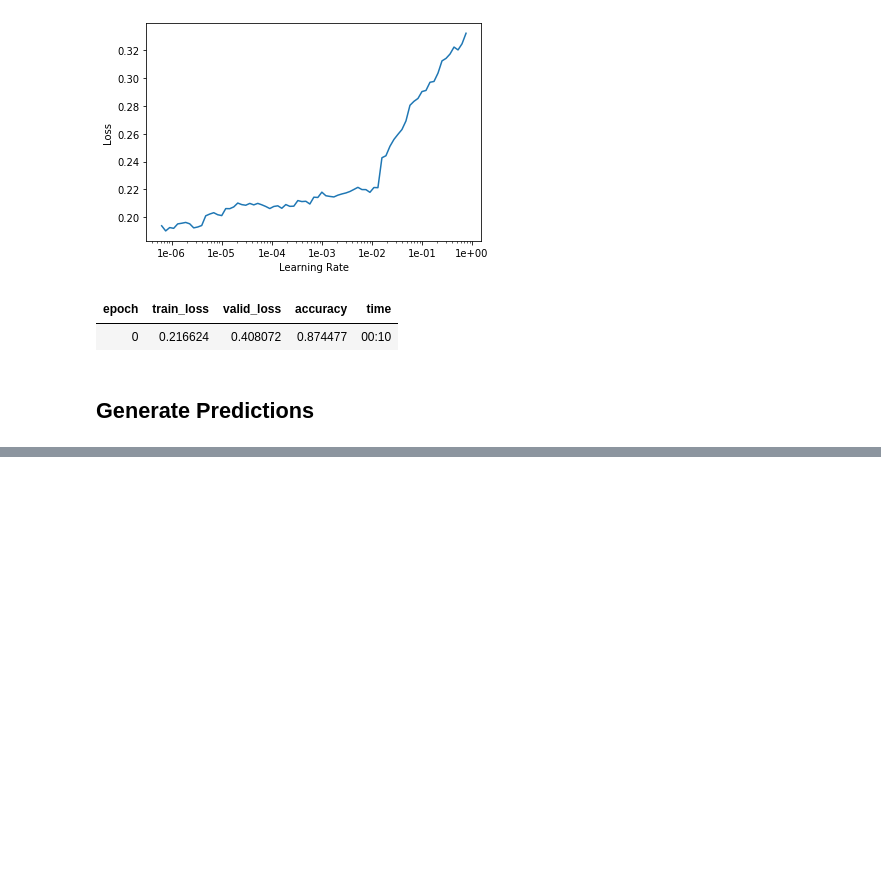
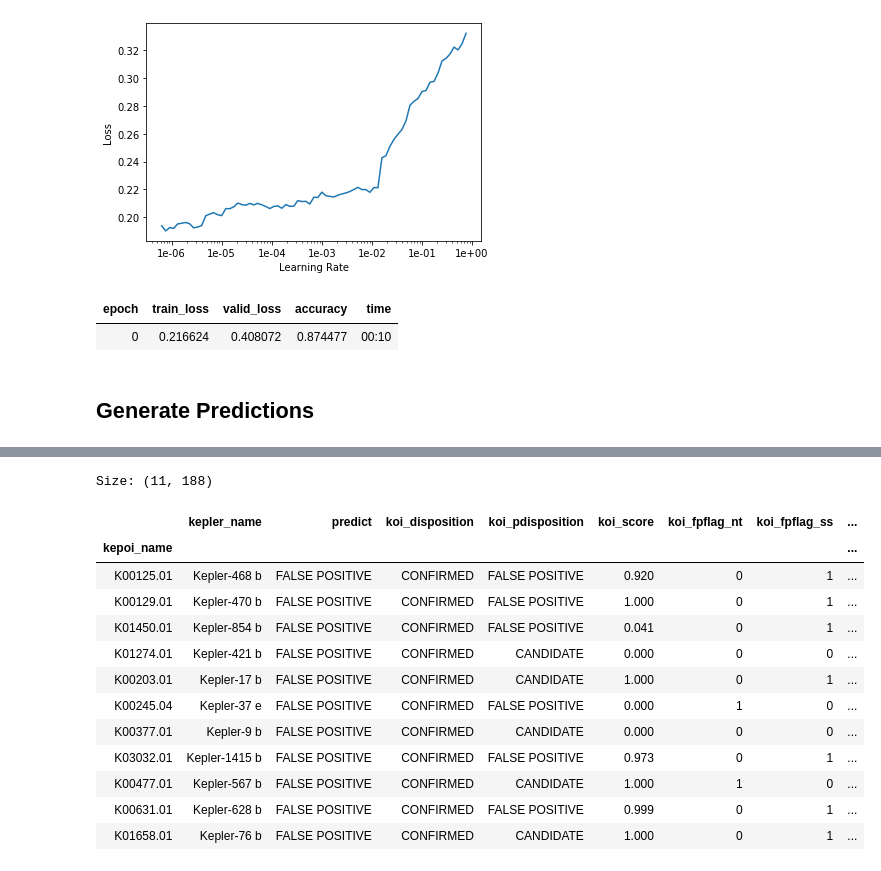
Before and after one commit to JamesMcGuigan/dataset-kepler, a Jupyter notebook: 3_Disposition_Prediction_Fastai_2_Full_Table.ipynb, the cells around one changed output, grey strips where cells are left out. Saved outputs shown, nothing was run; the diff lists cells and outputs as text; code cells hidden in the pictures; blank space fills up the shorter version.

```diff
--- a/3_Disposition_Prediction_Fastai_2_Full_Table.ipynb
+++ b/3_Disposition_Prediction_Fastai_2_Full_Table.ipynb
@@ -255,0 +261,19 @@ Examples of each combination of true positive and false negative
+# %%
+with pd.option_context('display.max_rows', None, 'display.max_columns', None):
+    print(  'Size: ' + str(onehot_dataset.query( 'predict == "FALSE POSITIVE" & koi_disposition == "CONFIRMED"' ).shape) )
+    display(               onehot_dataset.query( 'predict == "FALSE POSITIVE" & koi_disposition == "CONFIRMED"' )        )
+# %% [output]
+Size: (11, 188)
+|  | kepler_name | predict | koi_disposition | koi_pdisposition | koi_score | koi_fpflag_nt | koi_fpflag_ss | ... |
+| kepoi_name |  |  |  |  |  |  |  | ... |
+| K00125.01 | Kepler-468 b | FALSE POSITIVE | CONFIRMED | FALSE POSITIVE | 0.920 | 0 | 1 | ... |
+| K00129.01 | Kepler-470 b | FALSE POSITIVE | CONFIRMED | FALSE POSITIVE | 1.000 | 0 | 1 | ... |
+| K01450.01 | Kepler-854 b | FALSE POSITIVE | CONFIRMED | FALSE POSITIVE | 0.041 | 0 | 1 | ... |
+| K01274.01 | Kepler-421 b | FALSE POSITIVE | CONFIRMED | CANDIDATE | 0.000 | 0 | 0 | ... |
+| K00203.01 | Kepler-17 b | FALSE POSITIVE | CONFIRMED | CANDIDATE | 1.000 | 0 | 1 | ... |
+| K00245.04 | Kepler-37 e | FALSE POSITIVE | CONFIRMED | FALSE POSITIVE | 0.000 | 1 | 0 | ... |
+| K00377.01 | Kepler-9 b | FALSE POSITIVE | CONFIRMED | CANDIDATE | 0.000 | 0 | 0 | ... |
+| K03032.01 | Kepler-1415 b | FALSE POSITIVE | CONFIRMED | FALSE POSITIVE | 0.973 | 0 | 1 | ... |
+| K00477.01 | Kepler-567 b | FALSE POSITIVE | CONFIRMED | CANDIDATE | 1.000 | 1 | 0 | ... |
+| K00631.01 | Kepler-628 b | FALSE POSITIVE | CONFIRMED | FALSE POSITIVE | 0.999 | 0 | 1 | ... |
+| K01658.01 | Kepler-76 b | FALSE POSITIVE | CONFIRMED | CANDIDATE | 1.000 | 0 | 1 | ... |
```
Also changed, not shown: parts of 4 cells of this notebook.
